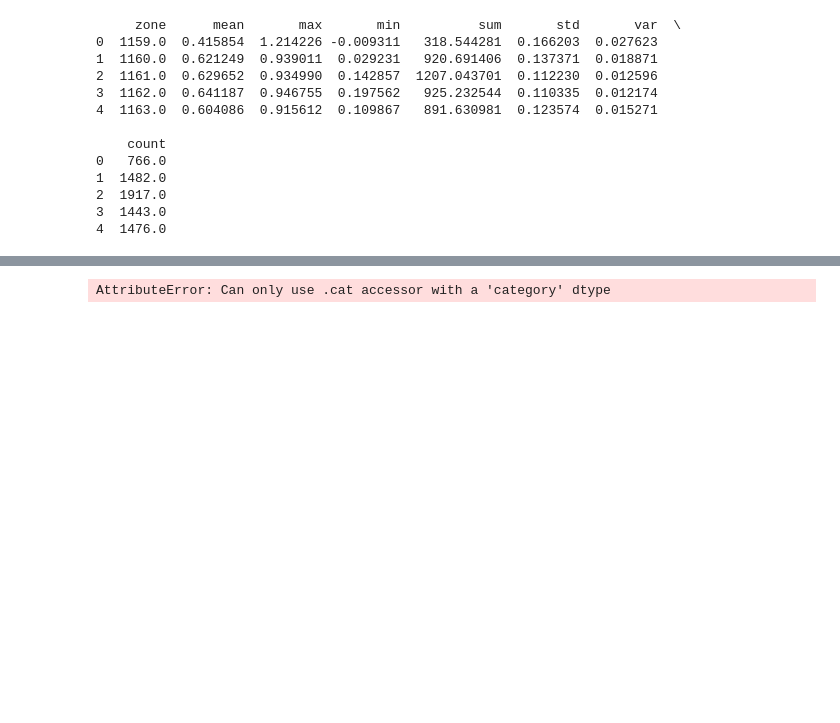
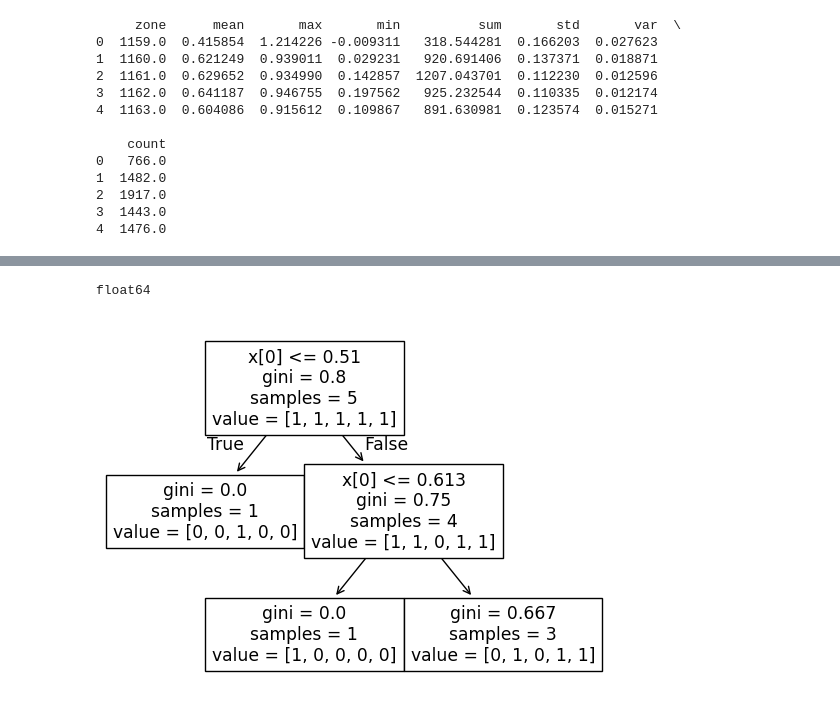
Before and after one commit to earthlab-education/fundamentals-04-redlining-ZimmZone, a Jupyter notebook: notebooks/Fort Collins Redlining.ipynb, the cells around one changed output, grey strips where cells are left out. Cells and saved outputs as stored; diff of their text form; code cells hidden in the pictures; blank space fills up the shorter version.

Commit message:
Updated Redlining Project

```diff
--- a/notebooks/Fort Collins Redlining.ipynb
+++ b/notebooks/Fort Collins Redlining.ipynb
@@ -336,7 +336,7 @@ for tile_id, tile_df in raster_df.groupby('tile_id'):
     fmask_file = tile_df[tile_df.band_id=='Fmask'].file.values[0]
     cloud_mask = process_cloud_mask(
         fmask_file,
-        fortcollins_redlining_gdf,
+        fort_collins_redlining_gdf,
          [1, 2, 3, 5])
 
     for band_id, row in tile_df.groupby('band_id'):
@@ -345,7 +345,7 @@ for tile_id, tile_df in raster_df.groupby('tile_id'):
             # Process band
             band_da = process_image(
                 row.file.values[0],
-                fortcollins_redlining_gdf)
+                fort_collins_redlining_gdf)
 
              # Mask band
             band_masked_da = band_da.where(cloud_mask)
@@ -422,7 +422,7 @@ Coordinates:
 # %%
 # Obtain mask for zones
 fort_collins_redlining_mask = regionmask.mask_geopandas(
-    fortcollins_redlining_gdf.to_crs(fort_collins_merged_das['red'].rio.crs),
+    fort_collins_redlining_gdf.to_crs(fort_collins_merged_das['red'].rio.crs),
     fort_collins_merged_das['red'].x, # meters
     fort_collins_merged_das['red'].y, # meters
     # The regions do not overlap bc no lat/long coords
@@ -466,15 +457,20 @@ fort_collins_redlining_ndvi_gdf
 # %%
 # Merge the NDVI stats with redlining geometry into one `GeoDataFrame`
-fort_collins_redlining_ndvi_gdf = fortcollins_redlining_gdf.merge(
+fort_collins_ndvi_gdf = fortcollins_redlining_gdf.merge(
     fort_collins_ndvi_stats.set_index('zone'),
     left_index=True, right_index=True)
 
+# Change the Grade column to empty and the label column to grade
+# Rename multiple columns
+fort_collins_ndvi_gdf = fort_collins_ndvi_gdf.rename(columns={'grade': 'empty', 'label': 'grade'})
+
+
 # Change grade to ordered Categorical for plotting
-fort_collins_redlining_ndvi_gdf.label = pd.Categorical(
-    fort_collins_redlining_ndvi_gdf.label,
+fort_collins_ndvi_gdf.grade = pd.Categorical(
+    fort_collins_ndvi_gdf.grade,
     ordered=True,
     #categories=['A', 'B', 'C', 'D']
 )
 
 # Drop rows with NA grades
-fort_collins_redlining_ndvi_gdf = fort_collins_redlining_ndvi_gdf.dropna()
+fort_collins_ndvi_gdf = fort_collins_ndvi_gdf.dropna()
@@ -501,19 +501,26 @@ label = {
 )
 # %% [output]
 [interactive output not drawn]
+# %%
+print(fort_collins_ndvi_gdf['mean'].dtype)
+# %% [output]
+float64
+# %%
+# # Convert the grade column into the correct type (it is currently an object)
+fort_collins_ndvi_gdf['grade'] = fort_collins_ndvi_gdf['grade'].astype('category')
 # %%
 #Modeling
 # Convert categories to numbers
-fort_collins_redlining_ndvi_gdf['grade_codes'] = fort_collins_redlining_ndvi_gdf.grade.cat.codes
+fort_collins_ndvi_gdf['grade'] = fort_collins_ndvi_gdf.grade.cat.codes
 
 # Fit model
 tree_classifier = DecisionTreeClassifier(max_depth=2).fit(
-    fort_collins_redlining_ndvi_gdf[['mean']],
-    fort_collins_redlining_ndvi_gdf.grade_codes
+    fort_collins_ndvi_gdf[['mean']],
+    fort_collins_ndvi_gdf.grade
 ) #optimal depth from exercise done in class
 
 # Visualize tree
 plot_tree(tree_classifier)
 plt.show()
 # %% [output]
-AttributeError: Can only use .cat accessor with a 'category' dtype
+[figure, added]
```
Also changed, not shown: parts of 12 cells of this notebook, 2 other files.
